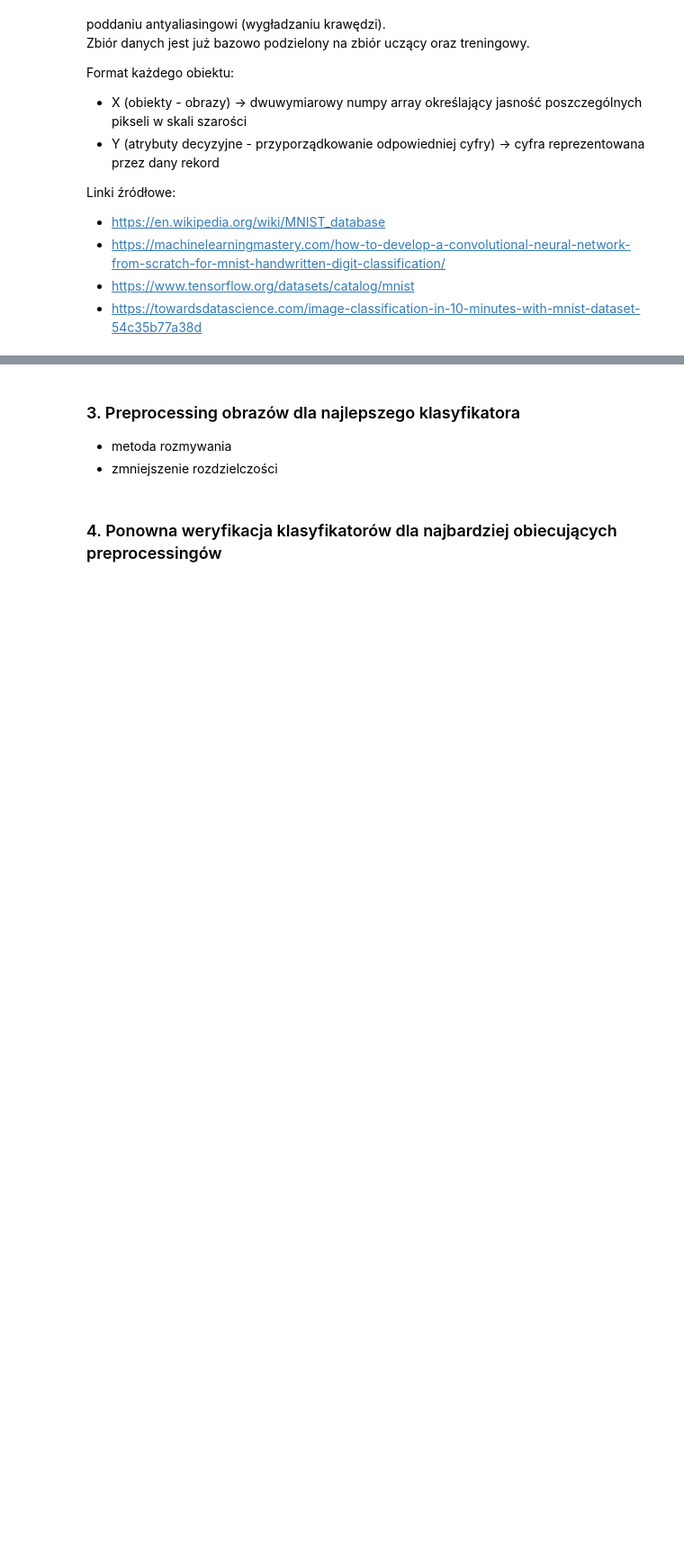
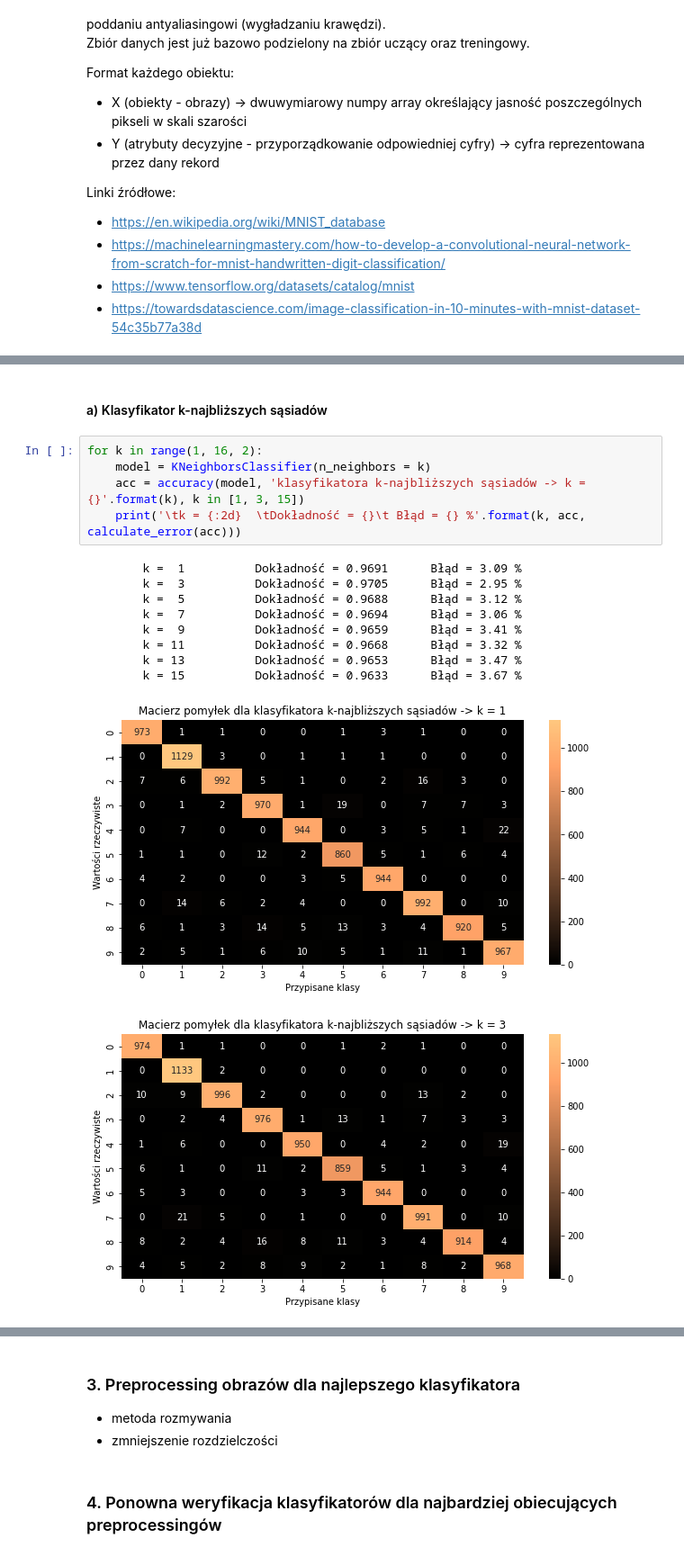
Before and after one commit to Selthen/MNIST-analysys, a Jupyter notebook: Gr3_MNIST.ipynb, the cells around one changed output, grey strips where cells are left out. Shown at 90% size. Saved outputs shown, nothing was run; the diff lists cells and outputs as text; blank space fills up the shorter version.

```diff
--- a/Gr3_MNIST.ipynb
+++ b/Gr3_MNIST.ipynb
@@ -145,0 +188,18 @@ Przerabiamy na ramkę danych? Lepiej nie.
+# %% [markdown]
+#### a) Klasyfikator k-najbliższych sąsiadów
+# %%
+for k in range(1, 16, 2):
+    model = KNeighborsClassifier(n_neighbors = k)
+    acc = accuracy(model, 'klasyfikatora k-najbliższych sąsiadów -> k = {}'.format(k), k in [1, 3, 15])
+    print('\tk = {:2d}  \tDokładność = {}\t Błąd = {} %'.format(k, acc, calculate_error(acc)))
+# %% [output]
+        k =  1          Dokładność = 0.9691      Błąd = 3.09 %
+        k =  3          Dokładność = 0.9705      Błąd = 2.95 %
+        k =  5          Dokładność = 0.9688      Błąd = 3.12 %
+        k =  7          Dokładność = 0.9694      Błąd = 3.06 %
+        k =  9          Dokładność = 0.9659      Błąd = 3.41 %
+        k = 11          Dokładność = 0.9668      Błąd = 3.32 %
+        k = 13          Dokładność = 0.9653      Błąd = 3.47 %
+        k = 15          Dokładność = 0.9633      Błąd = 3.67 %
+[figure, added]
+[figure, added]
```
Also changed, not shown: parts of 22 cells of this notebook.
